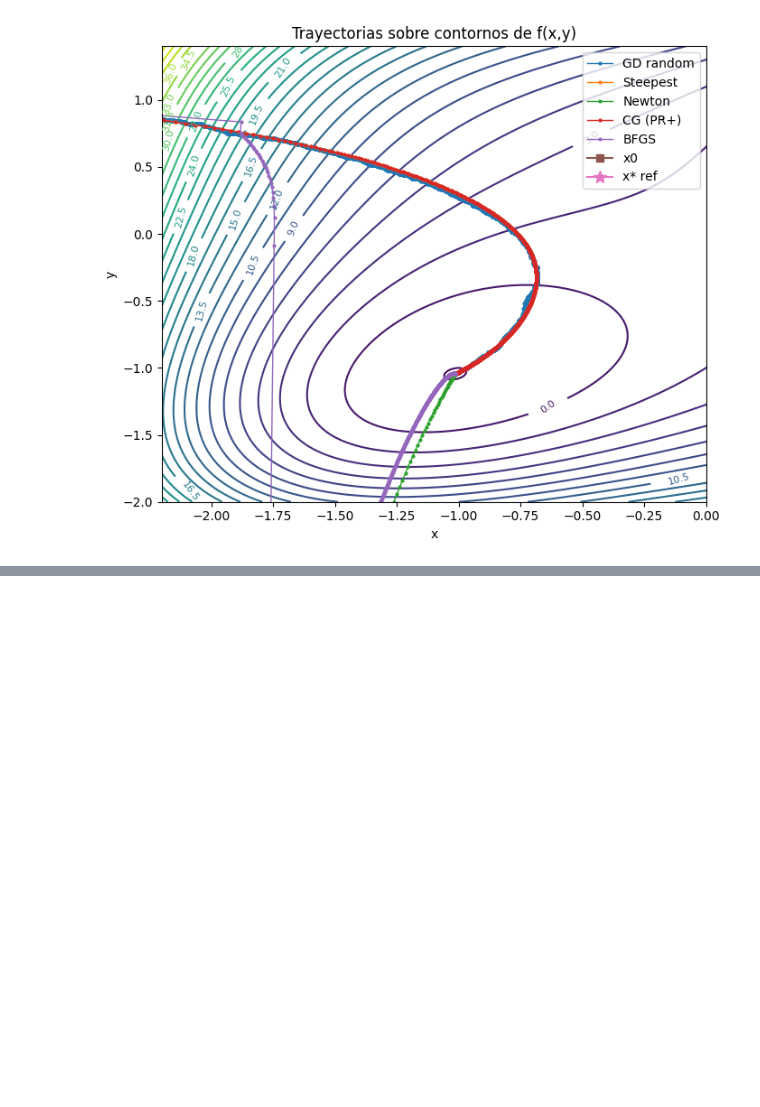
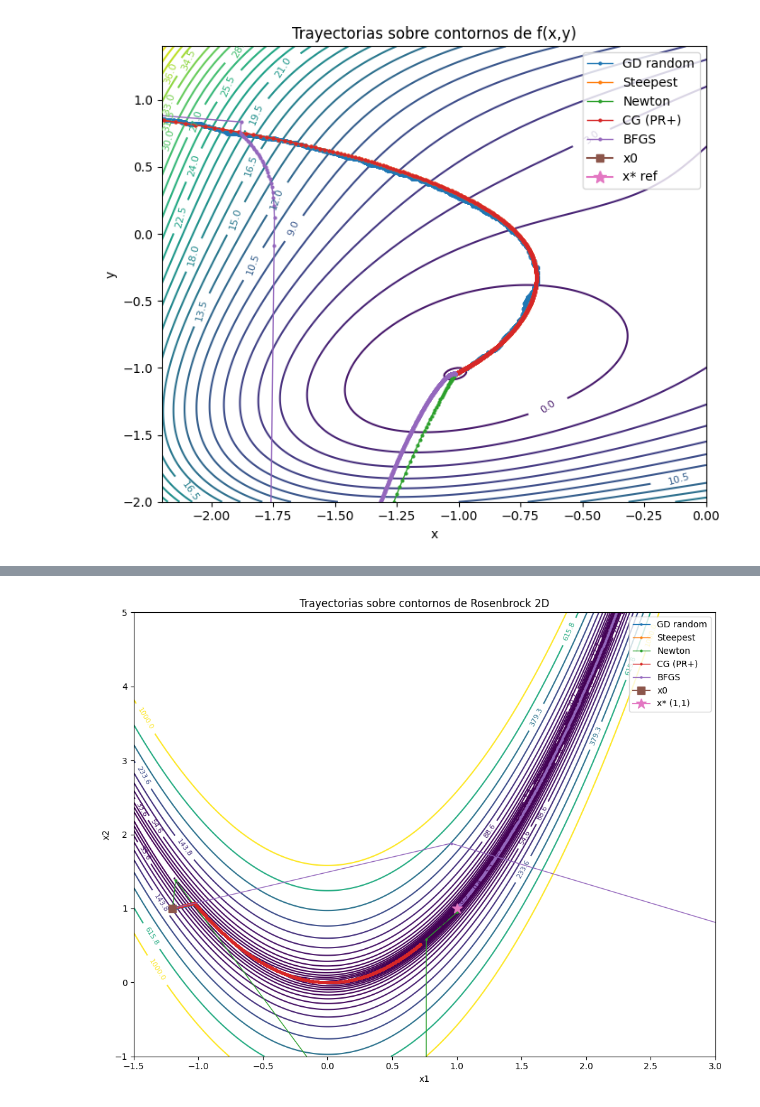
Before and after one commit to Gerax5/LAB3_MODSIM, a Jupyter notebook: ejercicio2.ipynb, the cells around one changed output, grey strips where cells are left out. Saved outputs shown, nothing was run; the diff lists cells and outputs as text; code cells hidden in the pictures; blank space fills up the shorter version.

```diff
--- a/ejercicio2.ipynb
+++ b/ejercicio2.ipynb
@@ -83,0 +138,18 @@ plt.show()
+# %%
+x0_rosen_2d = np.array([-1.2, 1.0])
+tol = 1e-6
+maxIter = 20000
+stop = "grad_norm"
+# %%
+results_rosen_2d = {}
+results_rosen_2d["GD random"] = gd_random(rosenbrock_2d, df_rosenbrock_2d, x0_rosen_2d, 1e-4, tol=tol, maxIter=maxIter, stop=stop, seed=0)
+results_rosen_2d["Steepest"]  = gd_steepest(rosenbrock_2d, df_rosenbrock_2d, x0_rosen_2d, 1e-4, tol=tol, maxIter=maxIter, stop=stop)
+results_rosen_2d["Newton"]    = newton_method(rosenbrock_2d, df_rosenbrock_2d, ddf_rosenbrock_2d, x0_rosen_2d, 1.0, tol=tol, maxIter=500, stop=stop)
+results_rosen_2d["CG (PR+)"]  = nonlinear_cg(rosenbrock_2d, df_rosenbrock_2d, x0_rosen_2d, 1e-4, tol=tol, maxIter=maxIter, stop=stop, formula="PR")
+results_rosen_2d["BFGS"]      = bfgs(rosenbrock_2d, df_rosenbrock_2d, x0_rosen_2d, 1e-2, tol=tol, maxIter=maxIter, stop=stop)
+# %%
+print("=== ROSENBROCK 2D ===")
+print("Resumen (x*, f(x), ||g||, iters, conv):")
+for name, (xbest, xs, fxs, errs, it, cv) in results_rosen_2d.items():
+    gnorm = norm(df_rosenbrock_2d(xbest))
+    print(f"{name:10s}  x={xbest}  f={rosenbrock_2d(xbest): .6e}  ||g||={gnorm:.2e}  iters={it}  conv={cv}")
@@ -83,0 +172,23 @@ plt.show()
+# %%
+xx = np.linspace(-1.5, 3.0, 300)
+yy = np.linspace(-1.0, 5.0, 300)
+X, Y = np.meshgrid(xx, yy)
+Z = 400 * (Y - X**2)**2 + (1 - X)**2
+
+plt.figure(figsize=(10, 8))
+CS = plt.contour(X, Y, Z, levels=np.logspace(-1, 3, 20))
+plt.clabel(CS, inline=1, fontsize=8)
+
+for name, (_, xs, _, _, _, _) in results_rosen_2d.items():
+    arr = np.vstack(xs)
+    plt.plot(arr[:,0], arr[:,1], marker='o', linewidth=1, markersize=2, label=name)
+
+plt.plot([x0_rosen_2d[0]], [x0_rosen_2d[1]], marker='s', markersize=8, label="x0")
+plt.plot([1.0], [1.0], marker='*', markersize=12, label="x* (1,1)")
+plt.title("Trayectorias sobre contornos de Rosenbrock 2D")
+plt.xlabel("x1"); plt.ylabel("x2"); plt.legend(); plt.tight_layout()
+plt.xlim(-1.5, 3.0)
+plt.ylim(-1.0, 5.0)
+plt.show()
+# %% [output]
+[figure, added]
```
Also changed, not shown: parts of 14 cells of this notebook.
